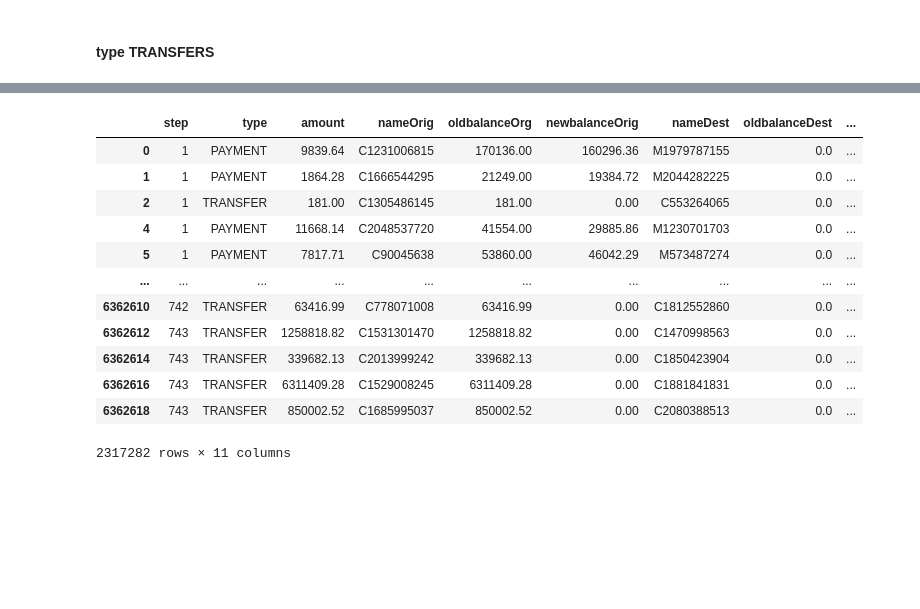
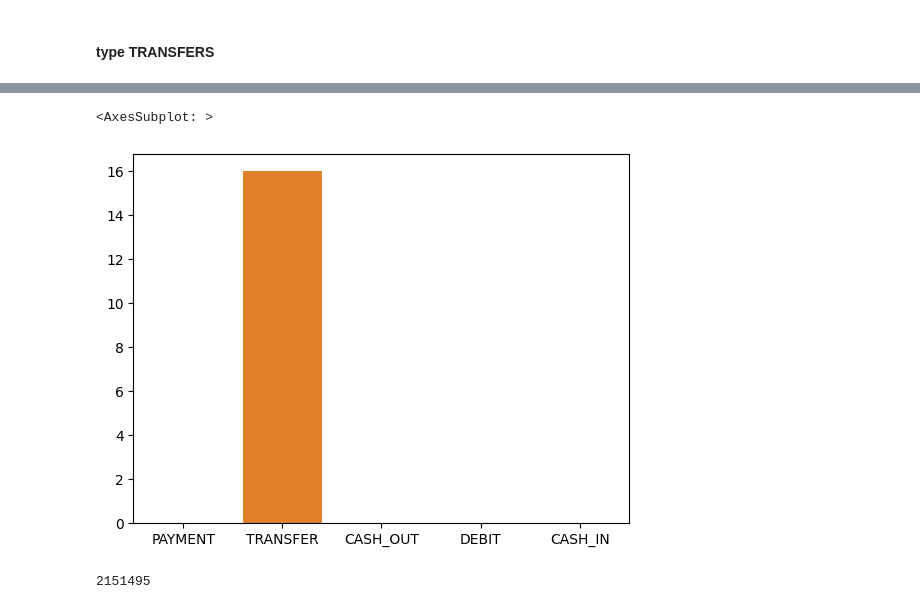
Before and after one commit to TitoTamburini/FDS_Final_Project, a Jupyter notebook: FDS_main.ipynb, the cells around one changed output, grey strips where cells are left out. Saved outputs shown, nothing was run; the diff lists cells and outputs as text; code cells hidden in the pictures; blank space fills up the shorter version.

```diff
--- a/FDS_main.ipynb
+++ b/FDS_main.ipynb
@@ -92,18 +204,15 @@ flag_transfers = len(flagged)
+# %%
+flags = { k:len(transactions_df.loc[transactions_df['type']==k].loc[transactions_df['isFlaggedFraud']==1]) for k in types}
+# %%
+sns.barplot( x = [x[0] for x in flags.items()], y = [x[1] for x in flags.items()])
+# %% [output]
+<AxesSubplot: >
+[figure, added]
+# %%
+len(transactions_df.loc[transactions_df['nameDest'].apply(lambda x: x[0]) == 'M'])
+# %% [output]
+2151495
 # %%
 explore = transactions_df.loc[transactions_df['oldbalanceDest']==0]
 # %%
-explore.loc[transactions_df['newbalanceDest']==0]
+not_available  = explore.loc[transactions_df['newbalanceDest']==0]
-# %% [output]
-|  | step | type | amount | nameOrig | oldbalanceOrg | newbalanceOrig | nameDest | oldbalanceDest | ... |
-| 0 | 1 | PAYMENT | 9839.64 | C1231006815 | 170136.00 | 160296.36 | M1979787155 | 0.0 | ... |
-| 1 | 1 | PAYMENT | 1864.28 | C1666544295 | 21249.00 | 19384.72 | M2044282225 | 0.0 | ... |
-| 2 | 1 | TRANSFER | 181.00 | C1305486145 | 181.00 | 0.00 | C553264065 | 0.0 | ... |
-| 4 | 1 | PAYMENT | 11668.14 | C2048537720 | 41554.00 | 29885.86 | M1230701703 | 0.0 | ... |
-| 5 | 1 | PAYMENT | 7817.71 | C90045638 | 53860.00 | 46042.29 | M573487274 | 0.0 | ... |
-| ... | ... | ... | ... | ... | ... | ... | ... | ... | ... |
-| 6362610 | 742 | TRANSFER | 63416.99 | C778071008 | 63416.99 | 0.00 | C1812552860 | 0.0 | ... |
-| 6362612 | 743 | TRANSFER | 1258818.82 | C1531301470 | 1258818.82 | 0.00 | C1470998563 | 0.0 | ... |
-| 6362614 | 743 | TRANSFER | 339682.13 | C2013999242 | 339682.13 | 0.00 | C1850423904 | 0.0 | ... |
-| 6362616 | 743 | TRANSFER | 6311409.28 | C1529008245 | 6311409.28 | 0.00 | C1881841831 | 0.0 | ... |
-| 6362618 | 743 | TRANSFER | 850002.52 | C1685995037 | 850002.52 | 0.00 | C2080388513 | 0.0 | ... |
-2317282 rows × 11 columns
```
Also changed, not shown: parts of 23 cells of this notebook.
